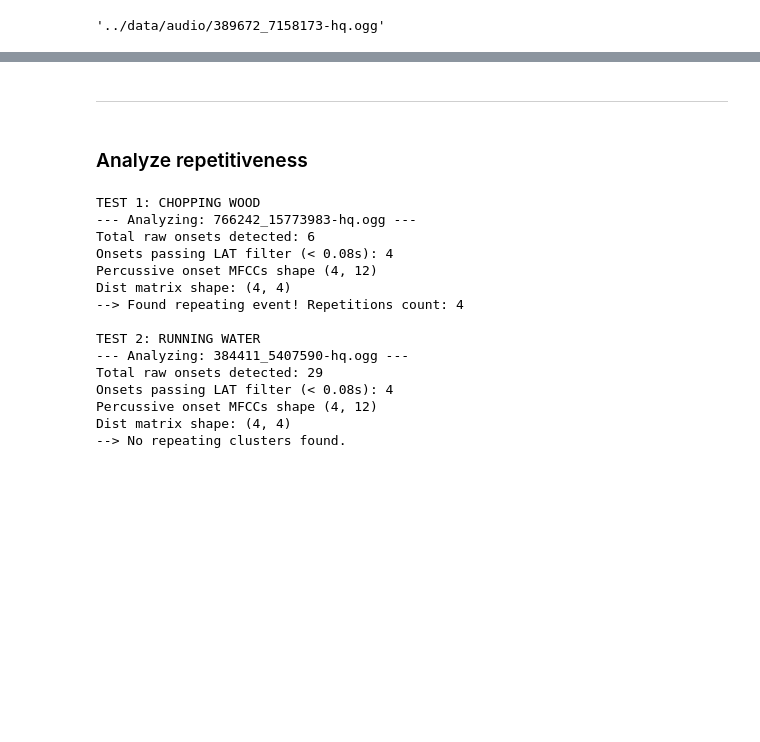
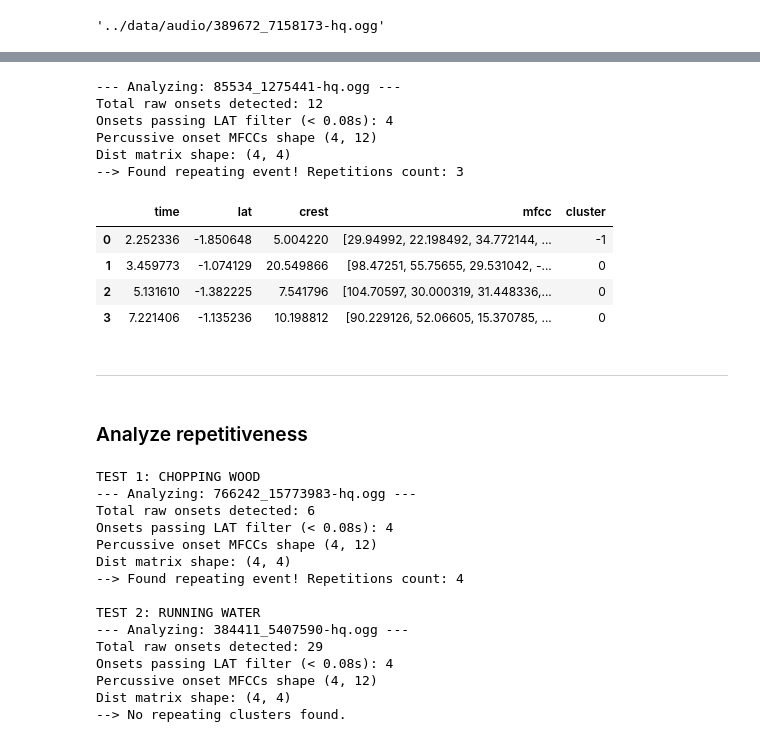
Before and after one commit to morehovschi/repepep, a Jupyter notebook: src/querier.ipynb, the cells around one changed output, grey strips where cells are left out. Cells and saved outputs as stored; diff of their text form; code cells hidden in the pictures; blank space fills up the shorter version.

```diff
--- a/src/querier.ipynb
+++ b/src/querier.ipynb
@@ -341,3 +443,17 @@ ensure_datasets_audio(META_DIR,client,verbose=False)
+# %%
+analyze_repetitiveness("../data/audio/85534_1275441-hq.ogg")
+# %% [output]
+--- Analyzing: 85534_1275441-hq.ogg ---
+Total raw onsets detected: 12
+Onsets passing LAT filter (< 0.08s): 4
+Percussive onset MFCCs shape (4, 12)
+Dist matrix shape: (4, 4)
+--> Found repeating event! Repetitions count: 3
+|  | time | lat | crest | mfcc | cluster |
+| 0 | 2.252336 | -1.850648 | 5.004220 | [29.94992, 22.198492, 34.772144, ... | -1 |
+| 1 | 3.459773 | -1.074129 | 20.549866 | [98.47251, 55.75655, 29.531042, -... | 0 |
+| 2 | 5.131610 | -1.382225 | 7.541796 | [104.70597, 30.000319, 31.448336,... | 0 |
+| 3 | 7.221406 | -1.135236 | 10.198812 | [90.229126, 52.06605, 15.370785, ... | 0 |
 # %% [markdown]
 ---
 # %% [markdown]
```
Also changed, not shown: parts of 15 cells of this notebook, 2 other files.
